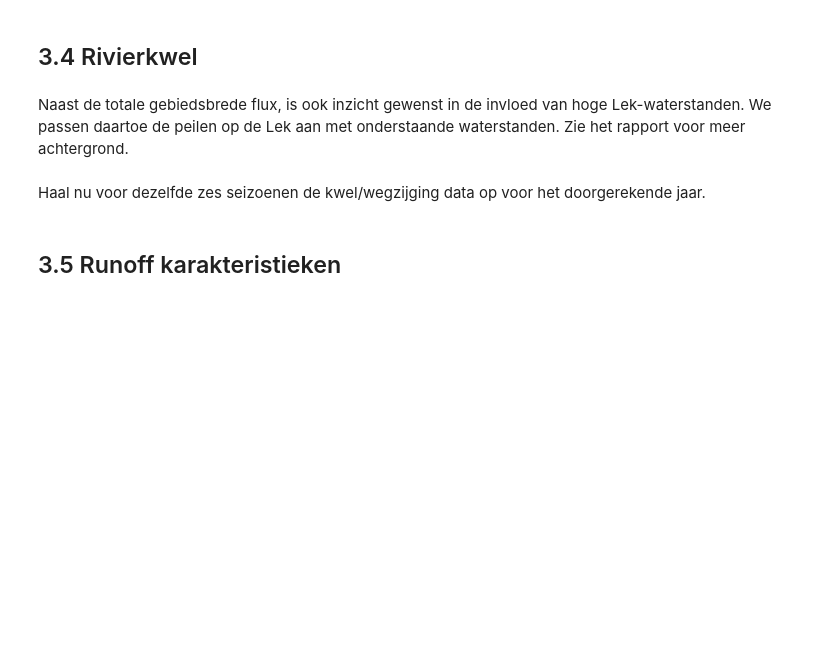
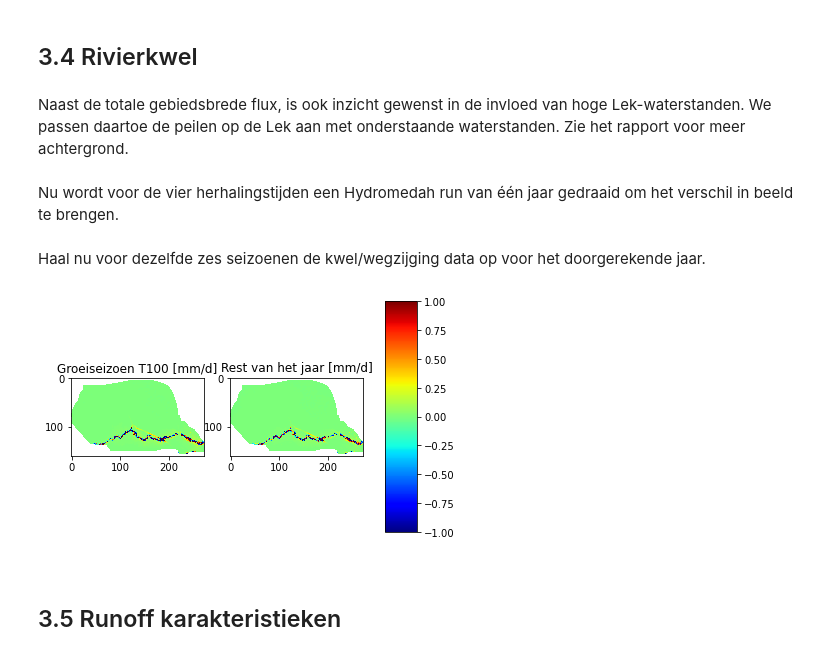
Before and after one commit to RuudHurkmans/hdsrhipy, a Jupyter notebook: notebooks/Workflow_Hydrologische_informatieproducten.ipynb, the cells around one changed output. Cells and saved outputs as stored; diff of their text form; code cells hidden in the pictures; blank space fills up the shorter version.

```diff
--- a/notebooks/Workflow_Hydrologische_informatieproducten.ipynb
+++ b/notebooks/Workflow_Hydrologische_informatieproducten.ipynb
@@ -492,11 +529,12 @@ head_samples = sample_nauwkeurigheid(gw.heads, head_bandwidth, n=5)
 # %% [markdown]
 Deze wordt gecombineerd met een bootstrap ('bootstrap_n' willekeurige periodes van 8 jaar). Deze levert een min/max versie van de GxG's. Voor elke realisatie wordt ook de GT bepaald.
 # %%
-(mins, maxs) = MonteCarlo('gxg', head_samples, bootstrap_n=5, n=10)
+(mins, maxs) = MonteCarlo('gxg', head_samples, bootstrap_n=5, n=10, model_path=hydromedah_path, model_name='Huidig250')
 # %% [markdown]
 Zowel het 'best estimate' als de bandbreedte op basis van Monte Carlo wordt weggeschreven als tif-betanden.
 # %%
 items = ['GHG','GLG','GVG','GT']
+name='Huidig250'
 for i in range(4):
     gw.export_raster(means[items[i].lower()], items[i]+'_best_'+name+'.tif')
     gw.export_raster(mins[i], items[i]+'_min_'+name+'.tif')
@@ -538,21 +576,22 @@ Maak een figuur met de gemiddelde waarden:
 # %%
+matplotlib.rcParams['figure.figsize'] = [15,10]
 ax1 = plt.subplot(321)
-plt.imshow(means[0], cmap='jet', vmin=-1,vmax=1)
+plt.imshow(means[0], cmap='jet_r', vmin=-1,vmax=1)
 ax1.set_title('Winter [mm/d]')
 ax2 = plt.subplot(322)
-plt.imshow(means[1], cmap='jet', vmin=-1,vmax=1)
+plt.imshow(means[1], cmap='jet_r', vmin=-1,vmax=1)
 ax2.set_title('Voorjaar [mm/d]')
 ax3 = plt.subplot(323)
-plt.imshow(means[2], cmap='jet', vmin=-1,vmax=1)
+plt.imshow(means[2], cmap='jet_r', vmin=-1,vmax=1)
 ax3.set_title('Zomer [mm/d]')
 ax4 = plt.subplot(324)
-plt.imshow(means[3], cmap='jet', vmin=-1,vmax=1)
+plt.imshow(means[3], cmap='jet_r', vmin=-1,vmax=1)
 ax4.set_title('Najaar [mm/d]')
 ax4 = plt.subplot(325)
-plt.imshow(means[4], cmap='jet', vmin=-1,vmax=1)
+plt.imshow(means[4], cmap='jet_r', vmin=-1,vmax=1)
 ax4.set_title('Groeiseizoen [mm/d]')
-ax4 = plt.subplot(325)
-plt.imshow(means[5], cmap='jet', vmin=-1,vmax=1)
+ax4 = plt.subplot(326)
+plt.imshow(means[5], cmap='jet_r', vmin=-1,vmax=1)
 ax4.set_title('Rest van het jaar [mm/d]')
 
 plt.subplots_adjust(bottom=0.1, right=0.8, top=0.9)
@@ -578 +616,3 @@ Nu wordt voor de vier herhalingstijden een Hydromedah run van één jaar gedraai
+# %% [markdown]
+Nu wordt voor de vier herhalingstijden een Hydromedah run van één jaar gedraaid om het verschil in beeld te brengen.
 # %%
@@ -596,7 +637,7 @@ for i,name in enumerate(offsetnames):
 Haal nu voor dezelfde zes seizoenen de kwel/wegzijging data op voor het doorgerekende jaar.
 # %%
 seeplist = []
-for name in enumerate(offsetnames):
-    gwt = Groundwater(model_path=hydromedah_path, export_path=export_path, name='Rivierkwel_'+name)
+for offset in offsetnames:
+    gwt = Groundwater(model_path=hydromedah_path, export_path=export_path, name='Rivierkwel_'+offset)
     temp_seep  = gwt.get_seepage()
-    seeplist.append(gwt.get_season_means(temp_seep))
+    seeplist.append(gwt.seepage_season_means(temp_seep))
@@ -603,3 +651,18 @@ for name in enumerate(offsetnames):
+# %%
+ax1 = plt.subplot(121)
+plt.imshow(seeplist[3][4] - seeplist[0][4], cmap='jet', vmin=-1,vmax=1)
+ax1.set_title('Groeiseizoen T100 [mm/d]')
+ax2 = plt.subplot(122)
+plt.imshow(seeplist[3][5] - seeplist[0][5], cmap='jet', vmin=-1,vmax=1)
+ax2.set_title('Rest van het jaar [mm/d]')
+plt.subplots_adjust(bottom=0.1, right=0.8, top=0.9)
+cax = plt.axes([0.85, 0.1, 0.075, 0.8])
+plt.colorbar(cax=cax)
+plt.show()
+# %% [output]
+[figure, added]
+# %% [markdown]
+<a id='runoff'/>
 # %% [markdown]
 ## 3.5 Runoff karakteristieken
 # %% [markdown]
```
Also changed, not shown: parts of 41 cells of this notebook, 17 other files.
